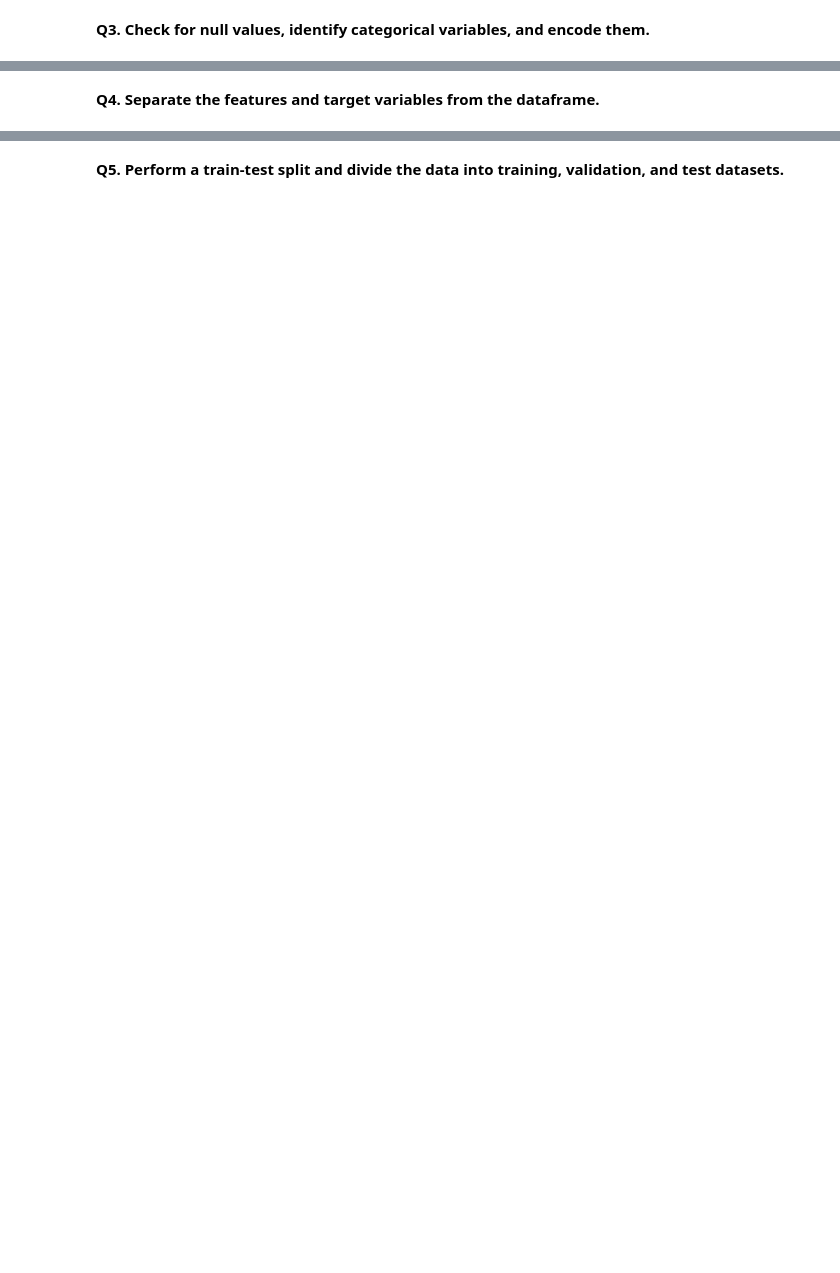
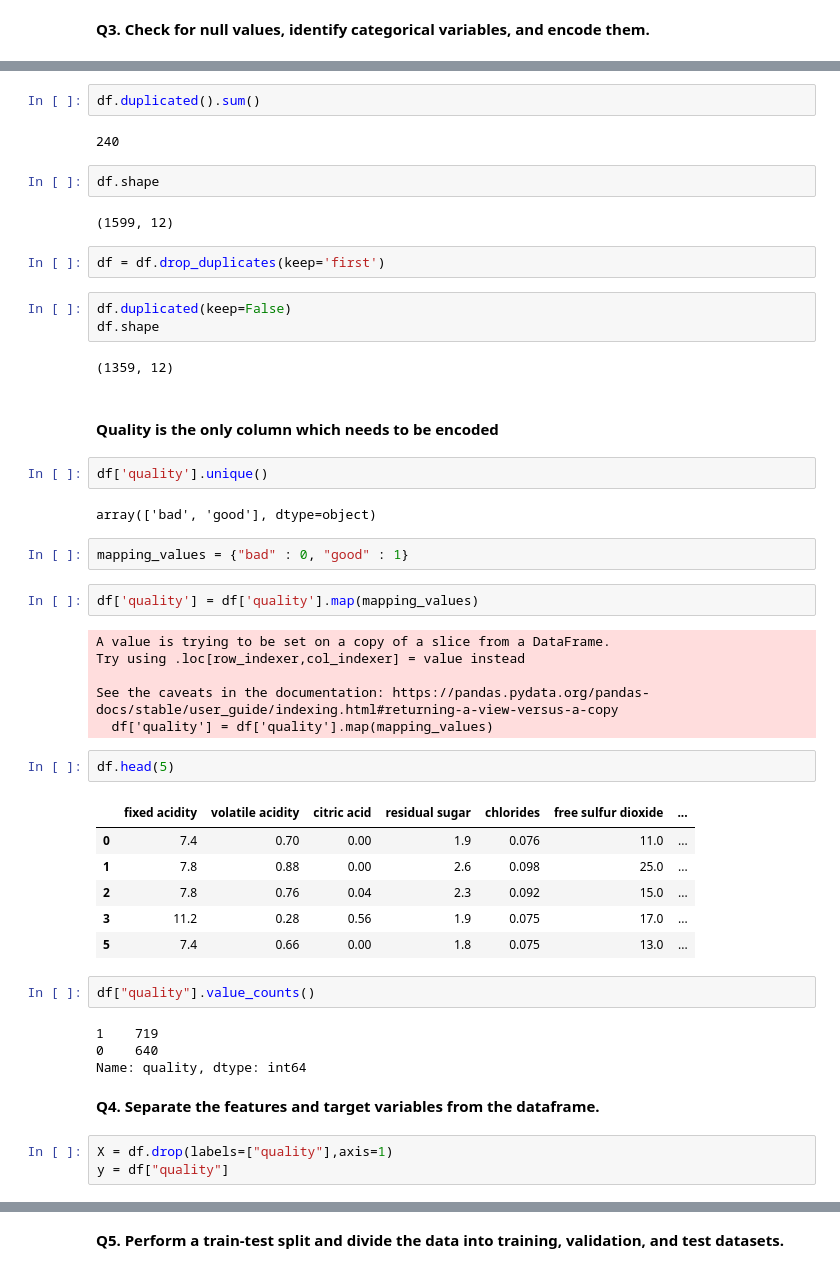
Before and after one commit to CC-KEH/PWSKILLS-Data-Science-Masters-Assigments, a Jupyter notebook: TensorFlow & PyTorch/assignment_callback_functions.ipynb, the cells around one changed output, grey strips where cells are left out. Saved outputs shown, nothing was run; the diff lists cells and outputs as text; blank space fills up the shorter version.

```diff
--- a/TensorFlow & PyTorch/assignment_callback_functions.ipynb
+++ b/TensorFlow & PyTorch/assignment_callback_functions.ipynb
@@ -8,2 +71,51 @@
+# %%
+df.duplicated().sum()
+# %% [output]
+240
+# %%
+df.shape
+# %% [output]
+(1599, 12)
+# %%
+df = df.drop_duplicates(keep='first')
+# %%
+df.duplicated(keep=False)
+df.shape
+# %% [output]
+(1359, 12)
+# %% [markdown]
+#### Quality is the only column which needs to be encoded
+# %%
+df['quality'].unique()
+# %% [output]
+array(['bad', 'good'], dtype=object)
+# %%
+mapping_values = {"bad" : 0, "good" : 1}
+# %%
+df['quality'] = df['quality'].map(mapping_values)
+# %% [output]
+A value is trying to be set on a copy of a slice from a DataFrame.
+Try using .loc[row_indexer,col_indexer] = value instead
+
+See the caveats in the documentation: https://pandas.pydata.org/pandas-docs/stable/user_guide/indexing.html#returning-a-view-versus-a-copy
+  df['quality'] = df['quality'].map(mapping_values)
+# %%
+df.head(5)
+# %% [output]
+|  | fixed acidity | volatile acidity | citric acid | residual sugar | chlorides | free sulfur dioxide | ... |
+| 0 | 7.4 | 0.70 | 0.00 | 1.9 | 0.076 | 11.0 | ... |
+| 1 | 7.8 | 0.88 | 0.00 | 2.6 | 0.098 | 25.0 | ... |
+| 2 | 7.8 | 0.76 | 0.04 | 2.3 | 0.092 | 15.0 | ... |
+| 3 | 11.2 | 0.28 | 0.56 | 1.9 | 0.075 | 17.0 | ... |
+| 5 | 7.4 | 0.66 | 0.00 | 1.8 | 0.075 | 13.0 | ... |
+# %%
+df["quality"].value_counts()
+# %% [output]
+1    719
+0    640
+Name: quality, dtype: int64
 # %% [markdown]
 **Q4. Separate the features and target variables from the dataframe.**
+# %%
+X = df.drop(labels=["quality"],axis=1)
+y = df["quality"]
```
Also changed, not shown: parts of 44 cells of this notebook, 19 other files.
